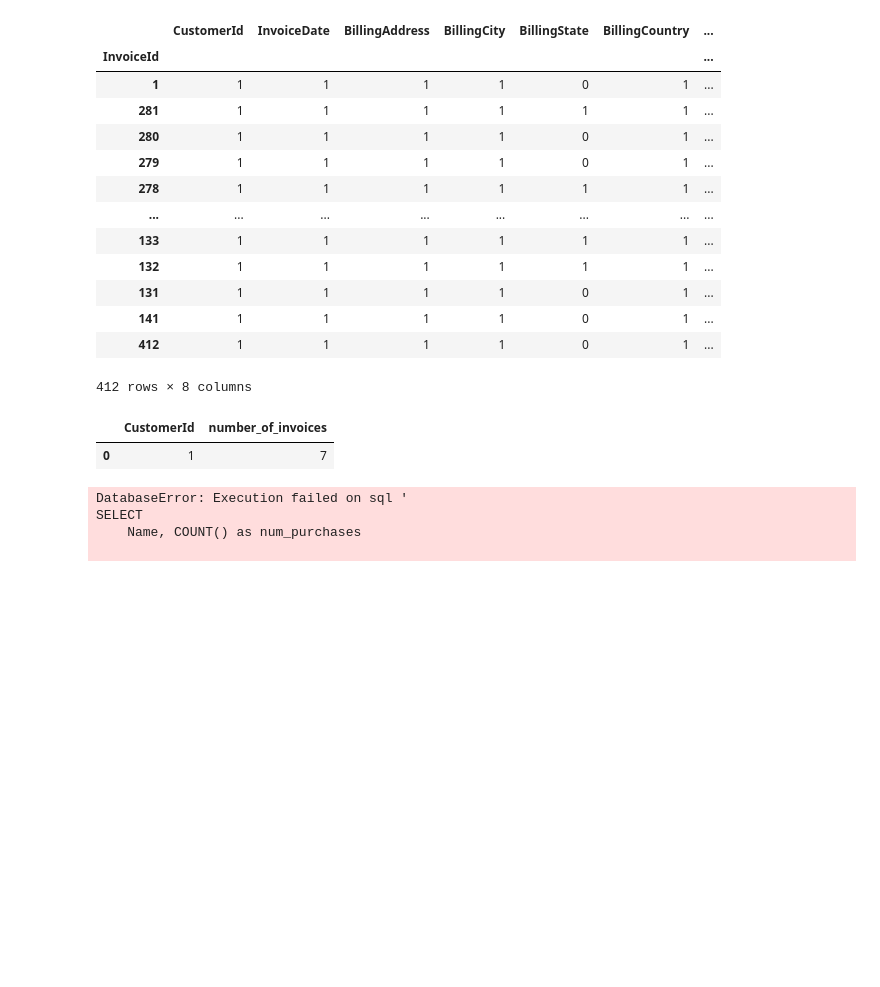
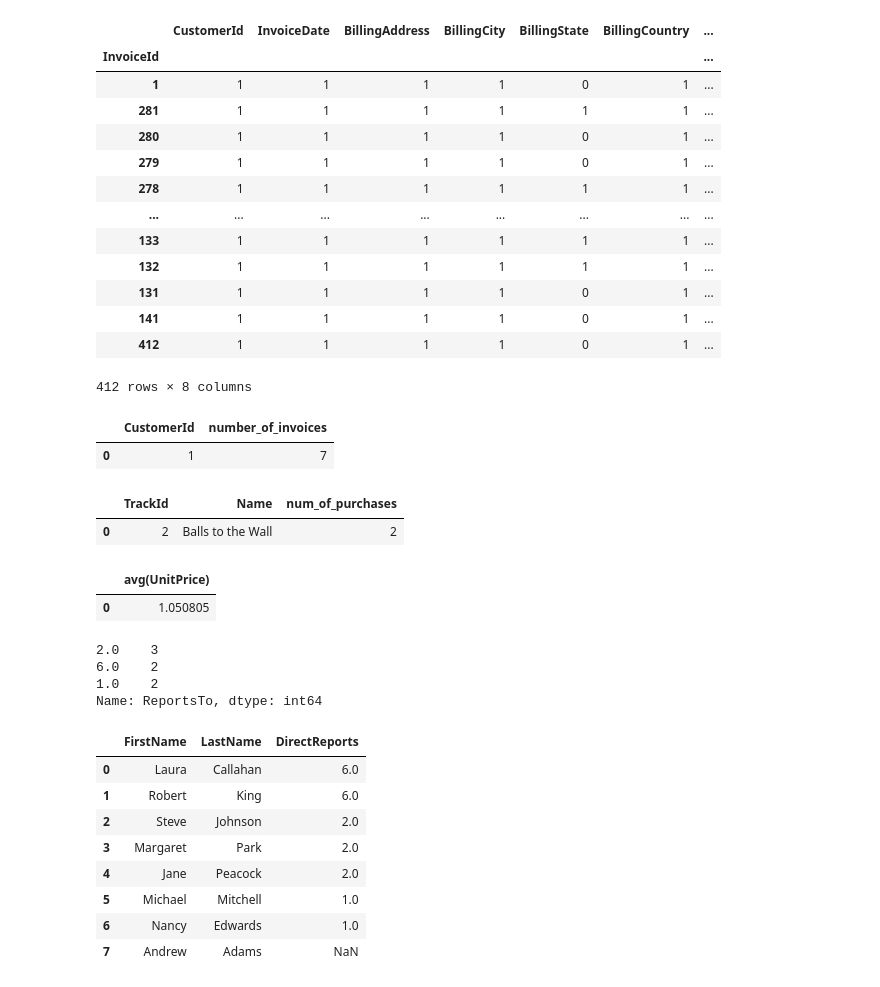
Before and after one commit to ThomasHChapman/DS-Live-051622, a Jupyter notebook: Phase3/SQL_Stand_Up.ipynb, the cells around one changed output. Drawn from its saved outputs; the diff is of its cells as text; code cells hidden in the pictures; blank space fills up the shorter version.

```diff
--- a/Phase3/SQL_Stand_Up.ipynb
+++ b/Phase3/SQL_Stand_Up.ipynb
@@ -211,15 +211,43 @@ pd.read_sql(query, con)
 # %% [output]
 |  | CustomerId | number_of_invoices |
 | 0 | 1 | 7 |
+# %%
+# What Song is most often purchased
+query= """
+SELECT
+    IL.TrackId, T.Name, COUNT() as num_of_purchases
+FROM
+    InvoiceLine as IL
+JOIN
+    Track as T
+        ON IL.TrackId = T.TrackId
+GROUP BY
+    IL.TrackId
+ORDER BY
+    num_of_purchases DESC
+LIMIT 1
+
+
+"""
+
+pd.read_sql(query,con)
+# %% [output]
+|  | TrackId | Name | num_of_purchases |
+| 0 | 2 | Balls to the Wall | 2 |
 # %%
-# What Song is most often purchased
+# What is the average price of a track?
+
 query= """
+SELECT
+     avg(UnitPrice)
+FROM
+    Track
+
+
 
 """
 
-pd.read_sql(query,con)
+pd.read_sql(query, con)
 # %% [output]
-DatabaseError: Execution failed on sql '
-SELECT
-    Name, COUNT() as num_purchases
-
+|  | avg(UnitPrice) |
+| 0 | 1.050805 |
@@ -228,5 +254,35 @@ SELECT
+# %%
+Employee_df['ReportsTo'].value_counts()
+# %% [output]
+2.0    3
+6.0    2
+1.0    2
+Name: ReportsTo, dtype: int64
 # %%
 # Which employee has the most direct reports?
+query= """
+SELECT
+    FirstName, LastName, ReportsTo as DirectReports
+FROM
+    Employee
+ORDER BY
+    ReportsTo DESC
+
+...
+
+"""
+
+pd.read_sql(query, con)
+# %% [output]
+|  | FirstName | LastName | DirectReports |
+| 0 | Laura | Callahan | 6.0 |
+| 1 | Robert | King | 6.0 |
+| 2 | Steve | Johnson | 2.0 |
+| 3 | Margaret | Park | 2.0 |
+| 4 | Jane | Peacock | 2.0 |
+| 5 | Michael | Mitchell | 1.0 |
+| 6 | Nancy | Edwards | 1.0 |
+| 7 | Andrew | Adams | NaN |
 # %%
 # In what city does the customer with the largest purchase amount live?
 # %%
```
Also changed, not shown: parts of 2 cells of this notebook.
